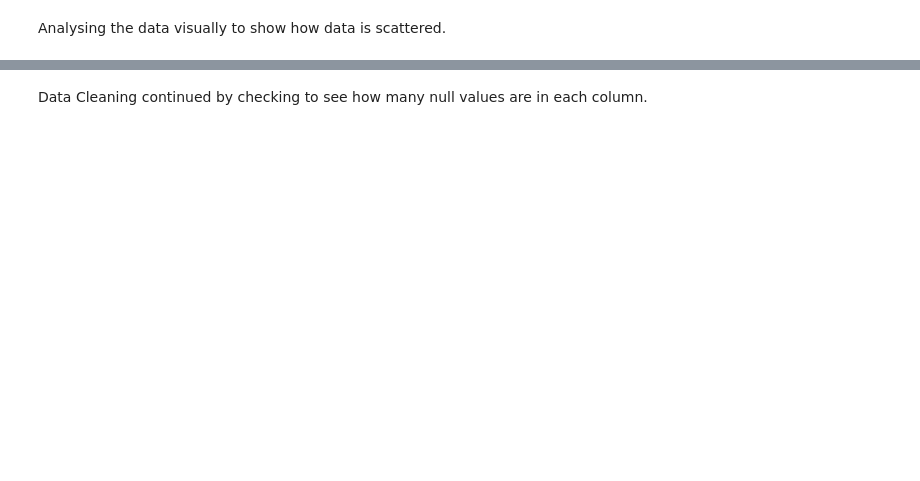
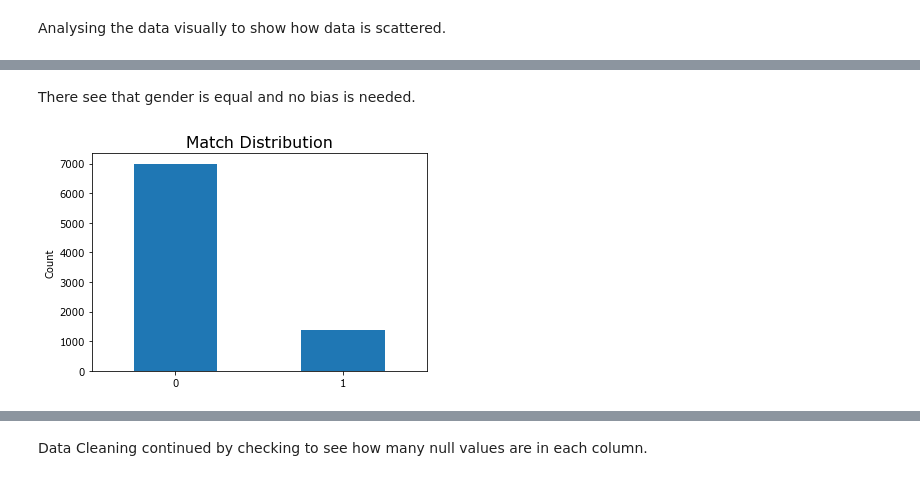
Before and after one commit to DavidGGonzalez/TeamBlue_FinalProject, a Jupyter notebook: Code/Segment2_BuildingAModel.ipynb, the cells around one changed output, grey strips where cells are left out. Cells and saved outputs as stored; diff of their text form; code cells hidden in the pictures; blank space fills up the shorter version.

Commit message:
added some minor changes to outline and structure and added some visualizations

```diff
--- a/Code/Segment2_BuildingAModel.ipynb
+++ b/Code/Segment2_BuildingAModel.ipynb
@@ -103,8 +99,4 @@ sns.boxplot(x="dec", y='match', data=date_df)
 # %% [markdown]
 Analysing the data visually to show how data is scattered.
-# %%
-# Analysing the new dataset visually with boxplot
-sns.boxplot(data = date_df, width=0.5, fliersize = 5)
-sns.set(rc={'figure.figsize':(10,10)})
 # %%
 date_df.shape
@@ -110,0 +114,11 @@ date_df.shape
+# %% [markdown]
+There see that gender is equal and no bias is needed.
+# %%
+df['match'].value_counts().plot(kind='bar')
+plt.xticks(rotation='horizontal')
+plt.ylabel('Count')
+plt.xlabel =("Match = 1, No Match = 0" )
+plt.title('Match Distribution', fontsize = 16)
+plt.show()
+# %% [output]
+[figure, added]
```
Also changed, not shown: parts of 62 cells of this notebook.
